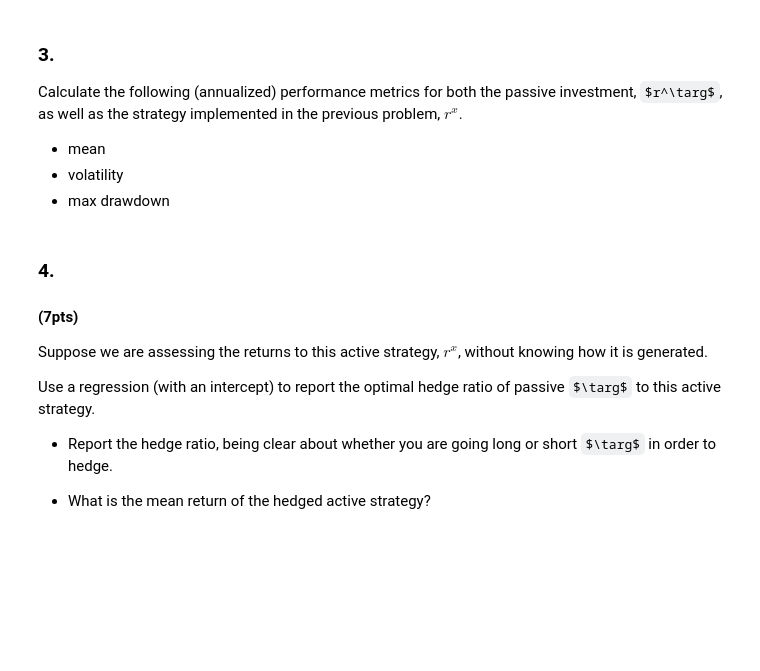
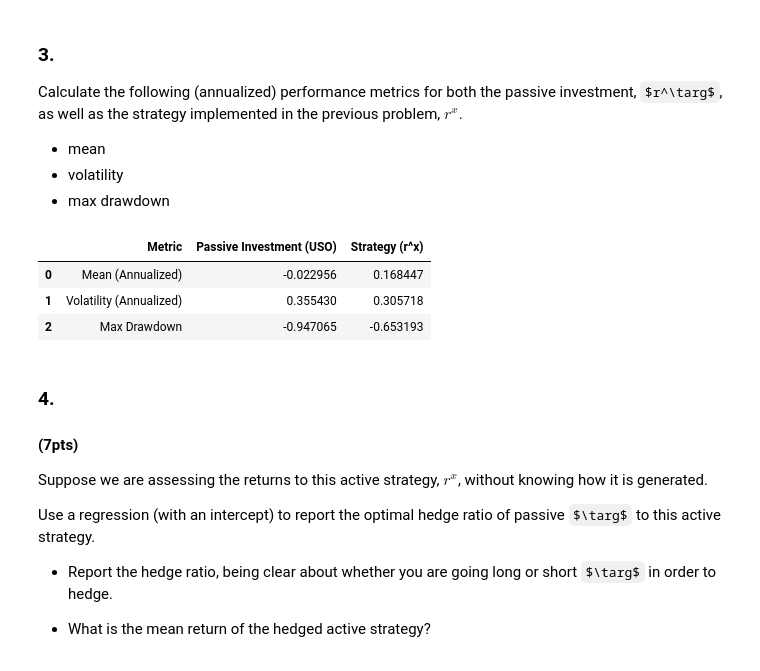
Before and after one commit to ekopen/finm-portfolio-2024, a Jupyter notebook: exams/practice Final Exam v2.ipynb, the cells around one changed output. Drawn from its saved outputs; the diff is of its cells as text; code cells hidden in the pictures; some formulas as TeX source; blank space fills up the shorter version.

```diff
--- a/exams/practice Final Exam v2.ipynb
+++ b/exams/practice Final Exam v2.ipynb
@@ -498,0 +509,14 @@ Report the r-squared, as well as the OLS estimates for the intercept and the two
+# %%
+forecasting_df['Tnote rate lagged'] = forecasting_df['Tnote rate'].shift(1)
+forecasting_df['Tnote rate change lagged'] = forecasting_df['Tnote rate change'].shift(1)
+
+forecasting_df = forecasting_df.dropna()
+
+X = forecasting_df[['Tnote rate lagged', 'Tnote rate change lagged']]
+X = sm.add_constant(X)
+
+y = forecasting_df['USO']
+
+model = sm.OLS(y, X).fit()
+
+print(model.summary())
@@ -508,3 +550,7 @@ $$w_t = 0.50 + 50\;\hat{r}^{\targ}_{t+1}$$
 Calculate the return from implementing this strategy. Denote this as $r^x_t$.
 
 Report the first and last 5 values.
+# %%
+forecasting_df['Predicted USO Return'] = model.predict(X)
+forecasting_df['Weights'] = 0.50 + 50 * forecasting_df['Predicted USO Return']
+forecasting_df['Strategy Return'] = forecasting_df['Weights'] * forecasting_df['USO']
@@ -516,6 +582,36 @@ Calculate the following (annualized) performance metrics for both the passive in
 * mean
 * volatility
 * max drawdown
+# %%
+annualized_mean = lambda x: np.mean(x) * 12
+annualized_volatility = lambda x: np.std(x) * np.sqrt(12)
+
+def max_drawdown(returns):
+    cumulative = (1 + returns).cumprod()
+    drawdown = cumulative / cumulative.cummax() - 1
+    return drawdown.min()
+
+metrics = {
+    "Metric": ["Mean (Annualized)", "Volatility (Annualized)", "Max Drawdown"],
+    "Passive Investment (USO)": [
+        annualized_mean(forecasting_df['USO']),
+        annualized_volatility(forecasting_df['USO']),
+        max_drawdown(forecasting_df['USO'])
+    ],
+    "Strategy (r^x)": [
+        annualized_mean(forecasting_df['Strategy Return']),
+        annualized_volatility(forecasting_df['Strategy Return']),
+        max_drawdown(forecasting_df['Strategy Return'])
+    ]
+}
+
+metrics_df = pd.DataFrame(metrics)
+metrics_df
+# %% [output]
+|  | Metric | Passive Investment (USO) | Strategy (r^x) |
+| 0 | Mean (Annualized) | -0.022956 | 0.168447 |
+| 1 | Volatility (Annualized) | 0.355430 | 0.305718 |
+| 2 | Max Drawdown | -0.947065 | -0.653193 |
 # %% [markdown]
 ### 4.
 
```
Also changed, not shown: parts of 13 cells of this notebook.
